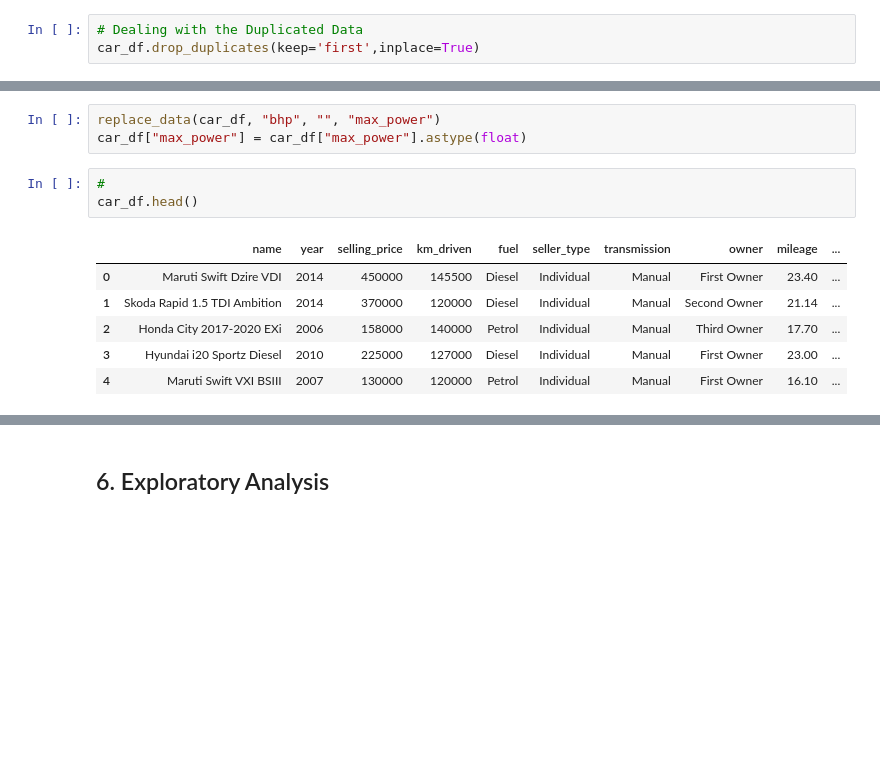
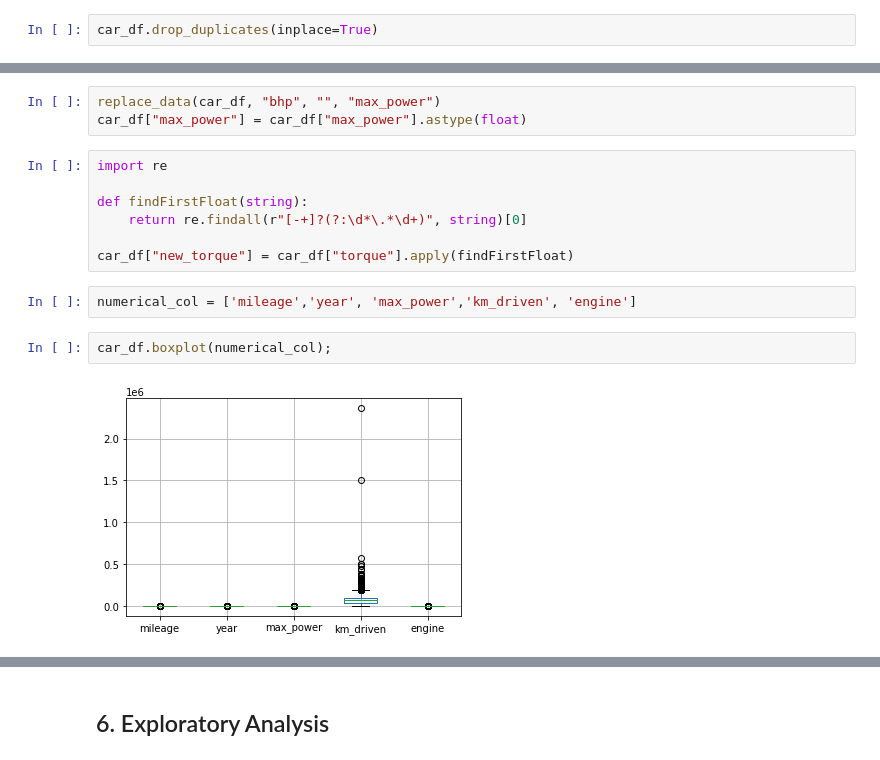
Before and after one commit to Wachira-2030/used-car-price-prediction, a Jupyter notebook: index1.ipynb, the cells around one changed output, grey strips where cells are left out. Drawn from its saved outputs; the diff is of its cells as text; blank space fills up the shorter version.

```diff
--- a/index1.ipynb
+++ b/index1.ipynb
@@ -145,6 +167,5 @@ car_df.dropna(inplace=True)
 car_df.duplicated().sum()
 # %% [output]
 1189
-# %%
-# Dealing with the Duplicated Data
-car_df.drop_duplicates(keep='first',inplace=True)
+# %%
+car_df.drop_duplicates(inplace=True)
@@ -163,13 +188,16 @@ car_df["mileage"] = car_df["mileage"].astype(float)
 # %%
 replace_data(car_df, "bhp", "", "max_power")
 car_df["max_power"] = car_df["max_power"].astype(float)
-# %%
-#
-car_df.head()
-# %% [output]
-|  | name | year | selling_price | km_driven | fuel | seller_type | transmission | owner | mileage | ... |
-| 0 | Maruti Swift Dzire VDI | 2014 | 450000 | 145500 | Diesel | Individual | Manual | First Owner | 23.40 | ... |
-| 1 | Skoda Rapid 1.5 TDI Ambition | 2014 | 370000 | 120000 | Diesel | Individual | Manual | Second Owner | 21.14 | ... |
-| 2 | Honda City 2017-2020 EXi | 2006 | 158000 | 140000 | Petrol | Individual | Manual | Third Owner | 17.70 | ... |
-| 3 | Hyundai i20 Sportz Diesel | 2010 | 225000 | 127000 | Diesel | Individual | Manual | First Owner | 23.00 | ... |
-| 4 | Maruti Swift VXI BSIII | 2007 | 130000 | 120000 | Petrol | Individual | Manual | First Owner | 16.10 | ... |
+# %%
+import re
+
+def findFirstFloat(string):
+    return re.findall(r"[-+]?(?:\d*\.*\d+)", string)[0]
+
+car_df["new_torque"] = car_df["torque"].apply(findFirstFloat)
+# %%
+numerical_col = ['mileage','year', 'max_power','km_driven', 'engine']
+# %%
+car_df.boxplot(numerical_col);
+# %% [output]
+[figure, added]
```
Also changed, not shown: parts of 19 cells of this notebook.
